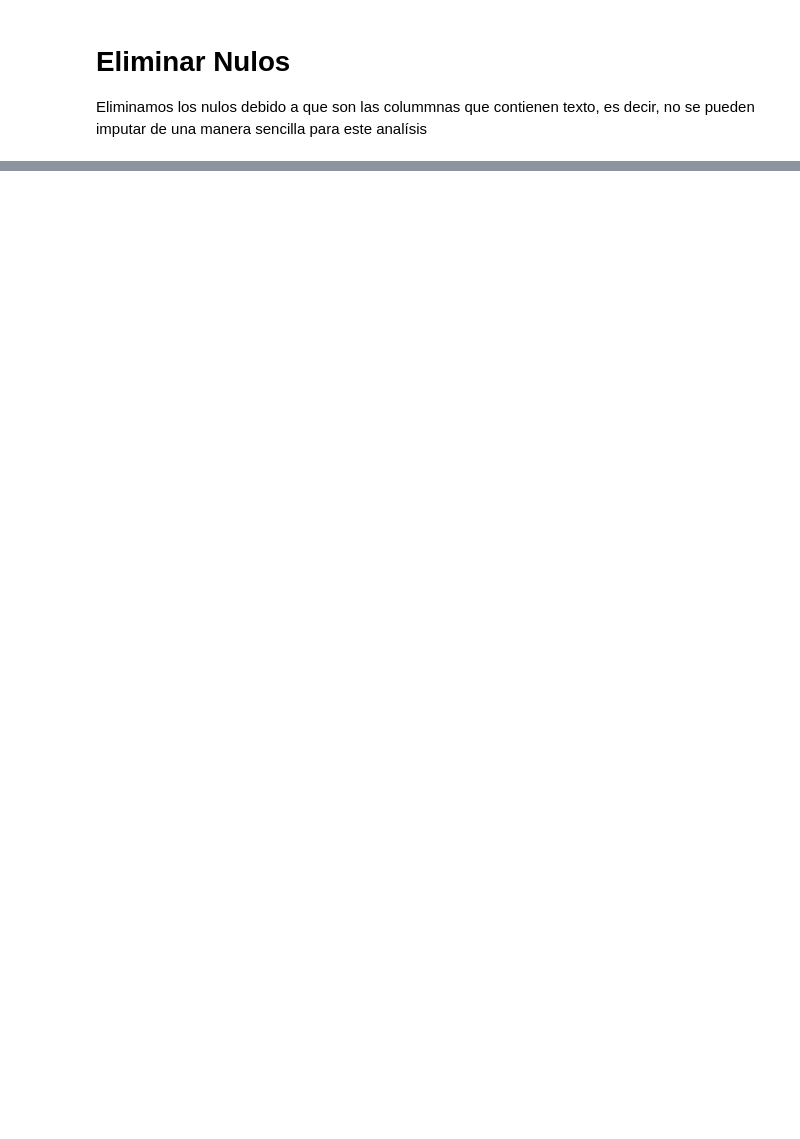
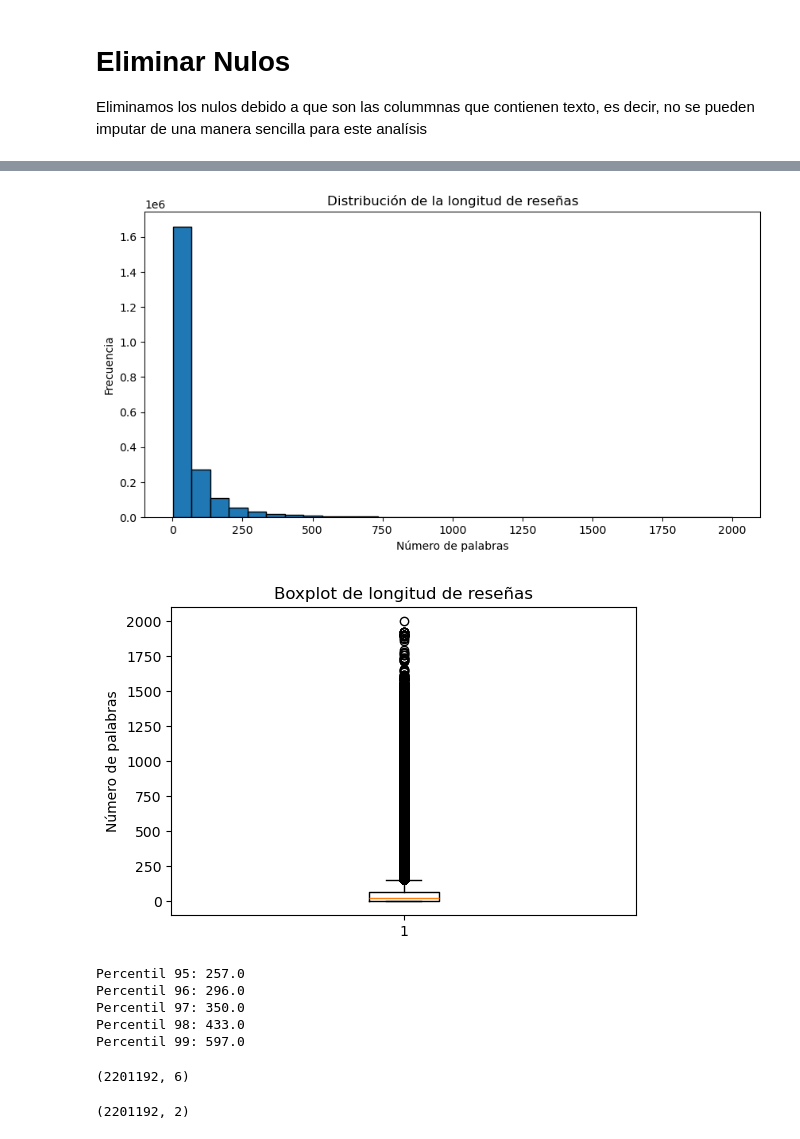
Before and after one commit to Arenasaurio/explanaible-steam-nlp, a Jupyter notebook: notebooks/edo.ipynb, the cells around one changed output, grey strips where cells are left out. Saved outputs shown, nothing was run; the diff lists cells and outputs as text; code cells hidden in the pictures; blank space fills up the shorter version.

```diff
--- a/notebooks/edo.ipynb
+++ b/notebooks/edo.ipynb
@@ -84,0 +86,6 @@ shape: (5, 5)
+# %%
+df1 = df.with_columns(
+    review_len = pl.col("review_text").fill_null("").str.split(" ").list.len()
+)
+
+df1
@@ -84,0 +107,51 @@ shape: (5, 5)
+# %%
+review_lens = df1["review_len"].to_list()
+
+# Crear el histograma
+plt.figure(figsize=(10, 5))
+plt.hist(review_lens, bins=30, edgecolor='black')
+plt.title("Distribución de la longitud de reseñas")
+plt.xlabel("Número de palabras")
+plt.ylabel("Frecuencia")
+plt.show()
+
+# Crear el boxplot
+plt.figure(figsize=(6, 4))
+plt.boxplot(review_lens, vert=True)
+plt.title("Boxplot de longitud de reseñas")
+plt.ylabel("Número de palabras")
+plt.show()
+# %% [output]
+[figure, added]
+[figure, added]
+# %%
+lengths = df1["review_len"].to_numpy()
+p95 = np.percentile(lengths, 95)
+p96 = np.percentile(lengths, 96)
+p97 = np.percentile(lengths, 97)
+p98 = np.percentile(lengths, 98)
+p99 = np.percentile(lengths, 99)
+
+print("Percentil 95:", p95)
+print("Percentil 96:", p96)
+print("Percentil 97:", p97)
+print("Percentil 98:", p98)
+print("Percentil 99:", p99)
+# %% [output]
+Percentil 95: 257.0
+Percentil 96: 296.0
+Percentil 97: 350.0
+Percentil 98: 433.0
+Percentil 99: 597.0
+# %%
+df1.write_csv("~/PycharmProjects/explanaible-steam-nlp/data/Datos_Balanceados.csv", separator=";")
+df1.shape
+# %% [output]
+(2201192, 6)
+# %%
+# Columnas necesarias para el modelo
+columnas_modelo = ["review_text", "review_score"]
+df1.select(columnas_modelo).write_csv("~/PycharmProjects/explanaible-steam-nlp/data/Datos_Modelo.csv")
+df1.select(columnas_modelo).shape
+# %% [output]
+(2201192, 2)
```
Also changed, not shown: parts of 3 cells of this notebook.
